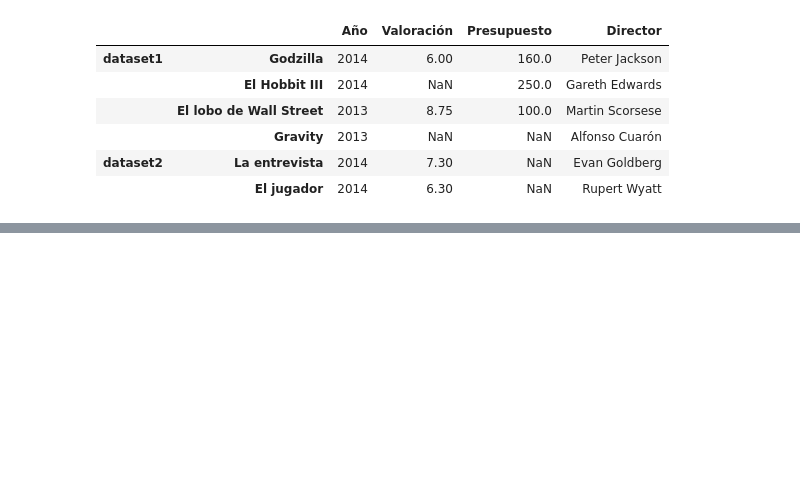
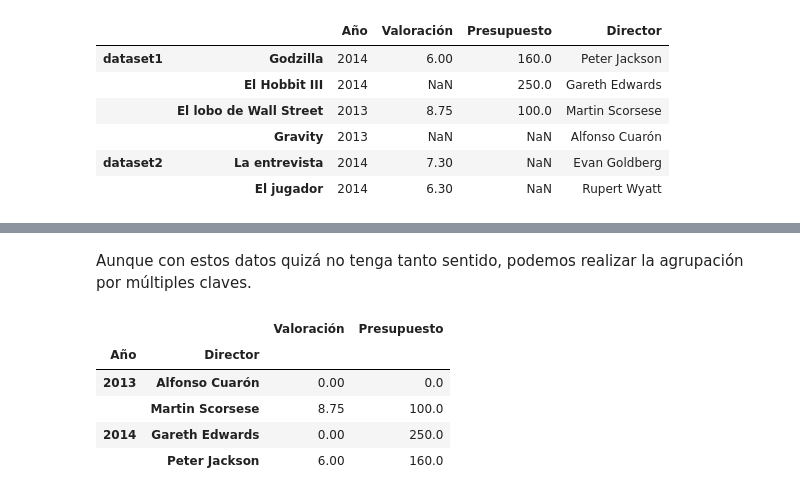
Before and after one commit to yanaySG/proyecto_python_AFI, a Jupyter notebook: Lecciones/3-pandas-notebooks/4. Preparacion y exploracion de datos.ipynb, the cells around one changed output, grey strips where cells are left out. Saved outputs shown, nothing was run; the diff lists cells and outputs as text; code cells hidden in the pictures; blank space fills up the shorter version.

```diff
--- a/Lecciones/3-pandas-notebooks/4. Preparacion y exploracion de datos.ipynb
+++ b/Lecciones/3-pandas-notebooks/4. Preparacion y exploracion de datos.ipynb
@@ -703,0 +732,11 @@ pd.concat([peliculas,peliculas2], axis=1, keys=['dataset1', 'dataset2'])
+# %% [markdown]
+Aunque con estos datos quizá no tenga tanto sentido, podemos realizar la agrupación por múltiples claves.
+# %%
+peliculas.groupby(['Año', 'Director']).sum()
+# %% [output]
+|  |  | Valoración | Presupuesto |
+| Año | Director |  |  |
+| 2013 | Alfonso Cuarón | 0.00 | 0.0 |
+|  | Martin Scorsese | 8.75 | 100.0 |
+| 2014 | Gareth Edwards | 0.00 | 250.0 |
+|  | Peter Jackson | 6.00 | 160.0 |
```
Also changed, not shown: parts of 10 cells of this notebook.
